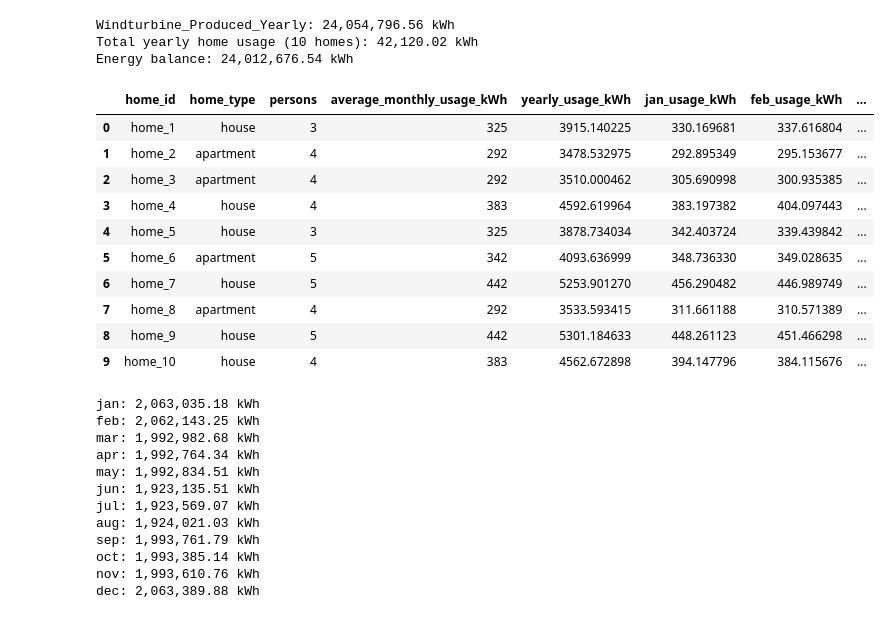
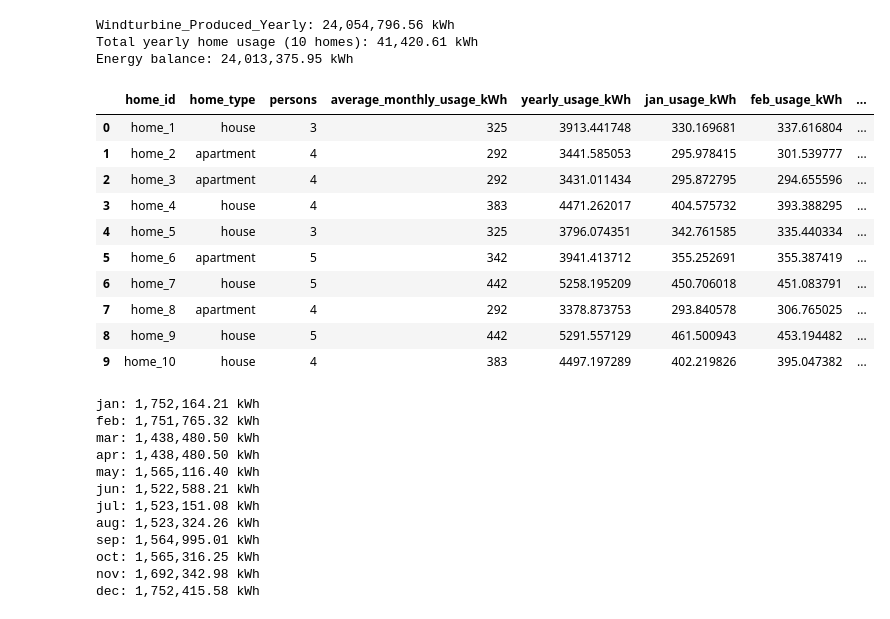
Before and after one commit to SofieTroelsoe/Workshop, a Jupyter notebook: notebooks/Homes_Usage.ipynb, the cells around one changed output. Drawn from its saved outputs; the diff is of its cells as text; code cells hidden in the pictures.

```diff
--- a/notebooks/Homes_Usage.ipynb
+++ b/notebooks/Homes_Usage.ipynb
@@ -43,61 +43,63 @@ for index, (home_type, person_count) in enumerate(zip(home_types, persons), star
 
     monthly_adjustments = []
     for month in range(1, 13):
-        if month in (12, 1, 2):
+        if month in (3, 4):
+            adjustment = -0.15
+        elif month in (12, 1, 2):
             adjustment = rng.uniform(0.00, 0.07)
         elif month in (6, 7, 8):
-            adjustment = rng.uniform(-0.07, 0.00)
+            adjustment = rng.uniform(-0.15, 0.15)
         else:
             adjustment = rng.uniform(-0.03, 0.03)
         monthly_adjustments.append(adjustment)
 
     monthly_usage = [avg_monthly_kwh * (1 + adjustment) for adjustment in monthly_adjustments]
     yearly_kwh = float(np.sum(monthly_usage))
 
     row = {
         "home_id": f"home_{index}",
         "home_type": home_type,
         "persons": int(person_count),
         "average_monthly_usage_kWh": avg_monthly_kwh,
         "yearly_usage_kWh": yearly_kwh,
     }
 
     for month_name, usage_value in zip(month_names, monthly_usage):
         row[f"{month_name}_usage_kWh"] = usage_value
 
     rows.append(row)
 
 homes_df = pd.DataFrame(rows)
 
 total_10home_yearly_usage_kwh = homes_df["yearly_usage_kWh"].sum()
 energy_balance_kwh = WINDTURBINE_PRODUCED_YEARLY - total_10home_yearly_usage_kwh
 
 print(f"Windturbine_Produced_Yearly: {WINDTURBINE_PRODUCED_YEARLY:,.2f} kWh")
 print(f"Total yearly home usage (10 homes): {total_10home_yearly_usage_kwh:,.2f} kWh")
 print(f"Energy balance: {energy_balance_kwh:,.2f} kWh")
 
 homes_df
 # %% [output]
 Windturbine_Produced_Yearly: 24,054,796.56 kWh
-Total yearly home usage (10 homes): 42,120.02 kWh
-Energy balance: 24,012,676.54 kWh
+Total yearly home usage (10 homes): 41,420.61 kWh
+Energy balance: 24,013,375.95 kWh
 |  | home_id | home_type | persons | average_monthly_usage_kWh | yearly_usage_kWh | jan_usage_kWh | feb_usage_kWh | ... |
-| 0 | home_1 | house | 3 | 325 | 3915.140225 | 330.169681 | 337.616804 | ... |
-| 1 | home_2 | apartment | 4 | 292 | 3478.532975 | 292.895349 | 295.153677 | ... |
-| 2 | home_3 | apartment | 4 | 292 | 3510.000462 | 305.690998 | 300.935385 | ... |
-| 3 | home_4 | house | 4 | 383 | 4592.619964 | 383.197382 | 404.097443 | ... |
-| 4 | home_5 | house | 3 | 325 | 3878.734034 | 342.403724 | 339.439842 | ... |
-| 5 | home_6 | apartment | 5 | 342 | 4093.636999 | 348.736330 | 349.028635 | ... |
-| 6 | home_7 | house | 5 | 442 | 5253.901270 | 456.290482 | 446.989749 | ... |
-| 7 | home_8 | apartment | 4 | 292 | 3533.593415 | 311.661188 | 310.571389 | ... |
-| 8 | home_9 | house | 5 | 442 | 5301.184633 | 448.261123 | 451.466298 | ... |
-| 9 | home_10 | house | 4 | 383 | 4562.672898 | 394.147796 | 384.115676 | ... |
+| 0 | home_1 | house | 3 | 325 | 3913.441748 | 330.169681 | 337.616804 | ... |
+| 1 | home_2 | apartment | 4 | 292 | 3441.585053 | 295.978415 | 301.539777 | ... |
+| 2 | home_3 | apartment | 4 | 292 | 3431.011434 | 295.872795 | 294.655596 | ... |
+| 3 | home_4 | house | 4 | 383 | 4471.262017 | 404.575732 | 393.388295 | ... |
+| 4 | home_5 | house | 3 | 325 | 3796.074351 | 342.761585 | 335.440334 | ... |
+| 5 | home_6 | apartment | 5 | 342 | 3941.413712 | 355.252691 | 355.387419 | ... |
+| 6 | home_7 | house | 5 | 442 | 5258.195209 | 450.706018 | 451.083791 | ... |
+| 7 | home_8 | apartment | 4 | 292 | 3378.873753 | 293.840578 | 306.765025 | ... |
+| 8 | home_9 | house | 5 | 442 | 5291.557129 | 461.500943 | 453.194482 | ... |
+| 9 | home_10 | house | 4 | 383 | 4497.197289 | 402.219826 | 395.047382 | ... |
 # %%
 import numpy as np
 import pandas as pd
 
 WINDTURBINE_PRODUCED_YEARLY = 24_054_796.56
-HOME_COUNT = 5900
+HOME_COUNT = 5000
 MEAN_PERSONS = 4
 STD_PERSONS = 1
 MIN_PERSONS = 1
@@ -137,10 +139,14 @@ for index, (home_type, person_count) in enumerate(zip(home_types, persons), star
 
     monthly_adjustments = []
     for month in range(1, 13):
-        if month in (12, 1, 2):
+        if month in (3, 4):
+            adjustment = -0.15
+        elif month in (12, 1, 2):
             adjustment = rng.uniform(0.00, 0.07)
+        elif month in (4, 5, 9, 10):
+            adjustment = rng.uniform(-0.15, 0.0)
         elif month in (6, 7, 8):
-            adjustment = rng.uniform(-0.07, 0.00)
+            adjustment = rng.uniform(-0.15, -0.05)
         else:
             adjustment = rng.uniform(-0.03, 0.03)
         monthly_adjustments.append(adjustment)
@@ -169,18 +175,18 @@ combined_monthly_usage_kwh = homes_df[monthly_columns].sum()
 for month_name in month_names:
     print(f"{month_name}: {combined_monthly_usage_kwh[f'{month_name}_usage_kWh']:,.2f} kWh")
 # %% [output]
-jan: 2,063,035.18 kWh
-feb: 2,062,143.25 kWh
-mar: 1,992,982.68 kWh
-apr: 1,992,764.34 kWh
-may: 1,992,834.51 kWh
-jun: 1,923,135.51 kWh
-jul: 1,923,569.07 kWh
-aug: 1,924,021.03 kWh
-sep: 1,993,761.79 kWh
-oct: 1,993,385.14 kWh
-nov: 1,993,610.76 kWh
-dec: 2,063,389.88 kWh
+jan: 1,752,164.21 kWh
+feb: 1,751,765.32 kWh
+mar: 1,438,480.50 kWh
+apr: 1,438,480.50 kWh
+may: 1,565,116.40 kWh
+jun: 1,522,588.21 kWh
+jul: 1,523,151.08 kWh
+aug: 1,523,324.26 kWh
+sep: 1,564,995.01 kWh
+oct: 1,565,316.25 kWh
+nov: 1,692,342.98 kWh
+dec: 1,752,415.58 kWh
 # %%
 # Total yearly usage for all homes in the current homes_df
 total_all_homes_yearly_usage_kwh = homes_df["yearly_usage_kWh"].sum()
```
Also changed, not shown: parts of 5 cells of this notebook, 7 other files.
